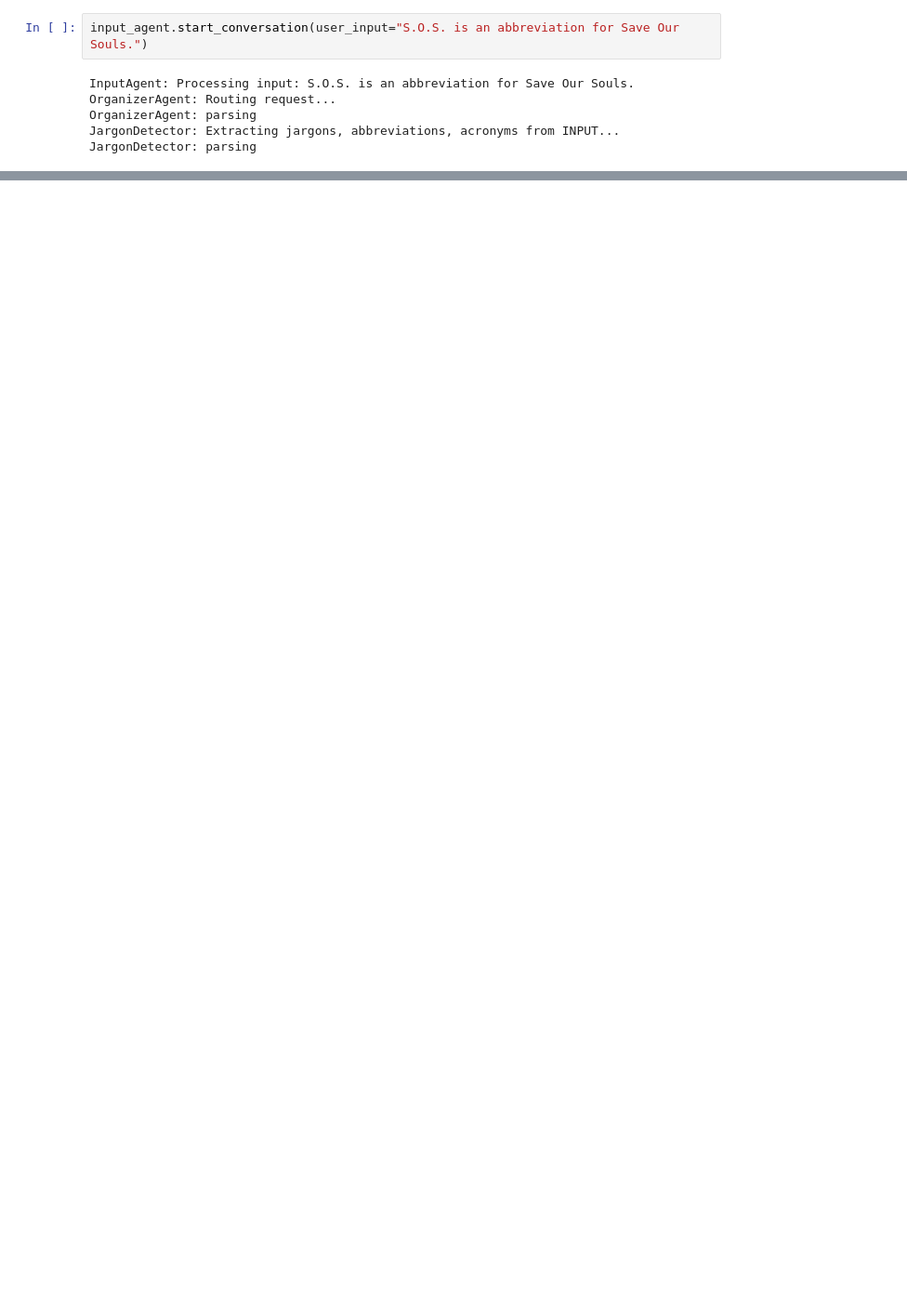
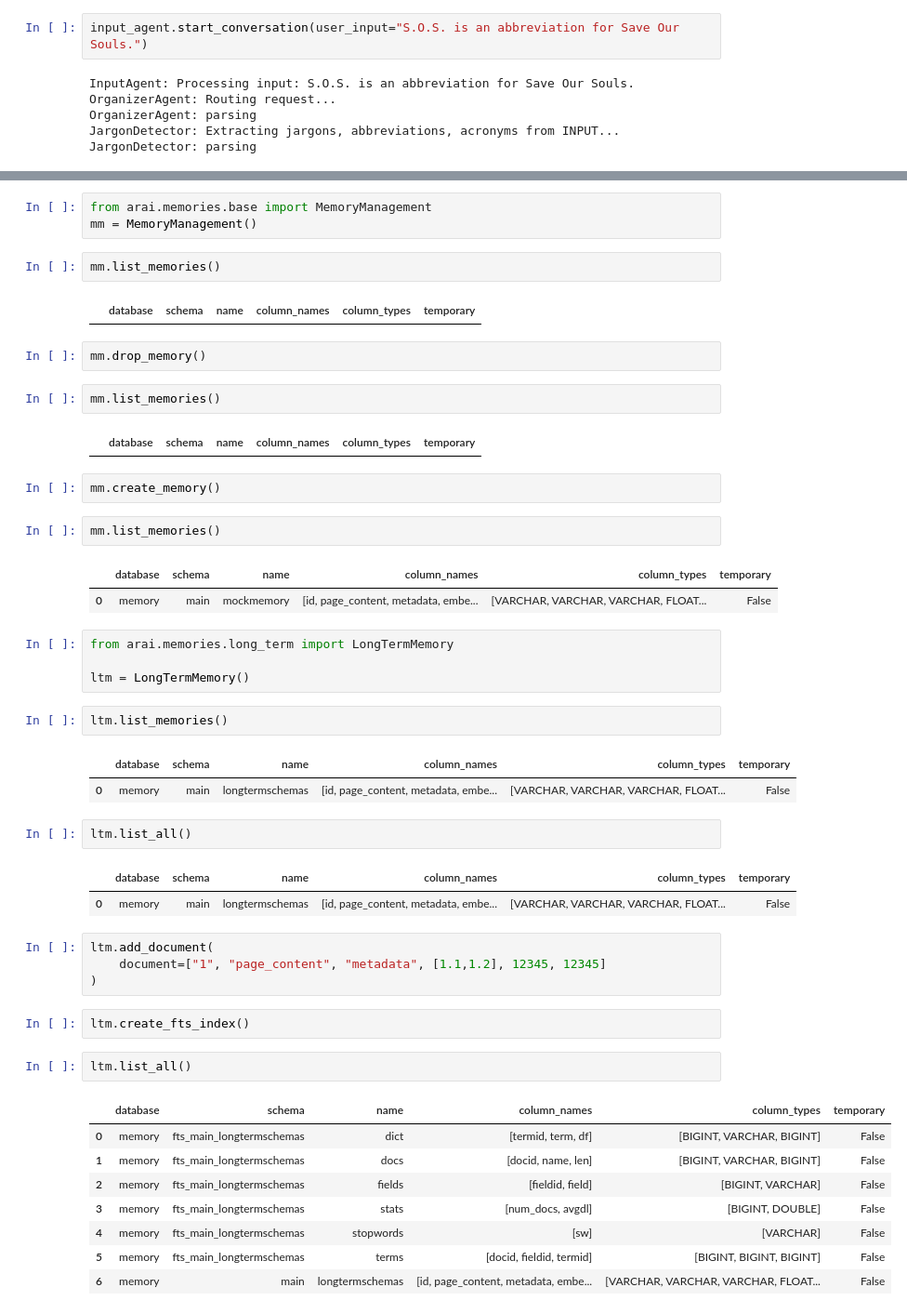
Before and after one commit to datanooblol/arai, a Jupyter notebook: ARAI.ipynb, the cells around one changed output, grey strips where cells are left out. Shown: that part at 93% size. Drawn from its saved outputs; the diff is of its cells as text; blank space fills up the shorter version.

Commit message:
Add memory management classes and schemas for persona, jargon, and long-term memory

```diff
--- a/ARAI.ipynb
+++ b/ARAI.ipynb
@@ -76,0 +84,51 @@ event_bus.clear_event_bus()
+# %%
+from arai.memories.base import MemoryManagement
+mm = MemoryManagement()
+# %%
+mm.list_memories()
+# %% [output]
+|  | database | schema | name | column_names | column_types | temporary |
+# %%
+mm.drop_memory()
+# %%
+mm.list_memories()
+# %% [output]
+|  | database | schema | name | column_names | column_types | temporary |
+# %%
+mm.create_memory()
+# %%
+mm.list_memories()
+# %% [output]
+|  | database | schema | name | column_names | column_types | temporary |
+| 0 | memory | main | mockmemory | [id, page_content, metadata, embe... | [VARCHAR, VARCHAR, VARCHAR, FLOAT... | False |
+# %%
+from arai.memories.long_term import LongTermMemory
+
+ltm = LongTermMemory()
+# %%
+ltm.list_memories()
+# %% [output]
+|  | database | schema | name | column_names | column_types | temporary |
+| 0 | memory | main | longtermschemas | [id, page_content, metadata, embe... | [VARCHAR, VARCHAR, VARCHAR, FLOAT... | False |
+# %%
+ltm.list_all()
+# %% [output]
+|  | database | schema | name | column_names | column_types | temporary |
+| 0 | memory | main | longtermschemas | [id, page_content, metadata, embe... | [VARCHAR, VARCHAR, VARCHAR, FLOAT... | False |
+# %%
+ltm.add_document(
+    document=["1", "page_content", "metadata", [1.1,1.2], 12345, 12345]
+)
+# %%
+ltm.create_fts_index()
+# %%
+ltm.list_all()
+# %% [output]
+|  | database | schema | name | column_names | column_types | temporary |
+| 0 | memory | fts_main_longtermschemas | dict | [termid, term, df] | [BIGINT, VARCHAR, BIGINT] | False |
+| 1 | memory | fts_main_longtermschemas | docs | [docid, name, len] | [BIGINT, VARCHAR, BIGINT] | False |
+| 2 | memory | fts_main_longtermschemas | fields | [fieldid, field] | [BIGINT, VARCHAR] | False |
+| 3 | memory | fts_main_longtermschemas | stats | [num_docs, avgdl] | [BIGINT, DOUBLE] | False |
+| 4 | memory | fts_main_longtermschemas | stopwords | [sw] | [VARCHAR] | False |
+| 5 | memory | fts_main_longtermschemas | terms | [docid, fieldid, termid] | [BIGINT, BIGINT, BIGINT] | False |
+| 6 | memory | main | longtermschemas | [id, page_content, metadata, embe... | [VARCHAR, VARCHAR, VARCHAR, FLOAT... | False |
```
Also changed, not shown: parts of 29 cells of this notebook, 8 other files.
